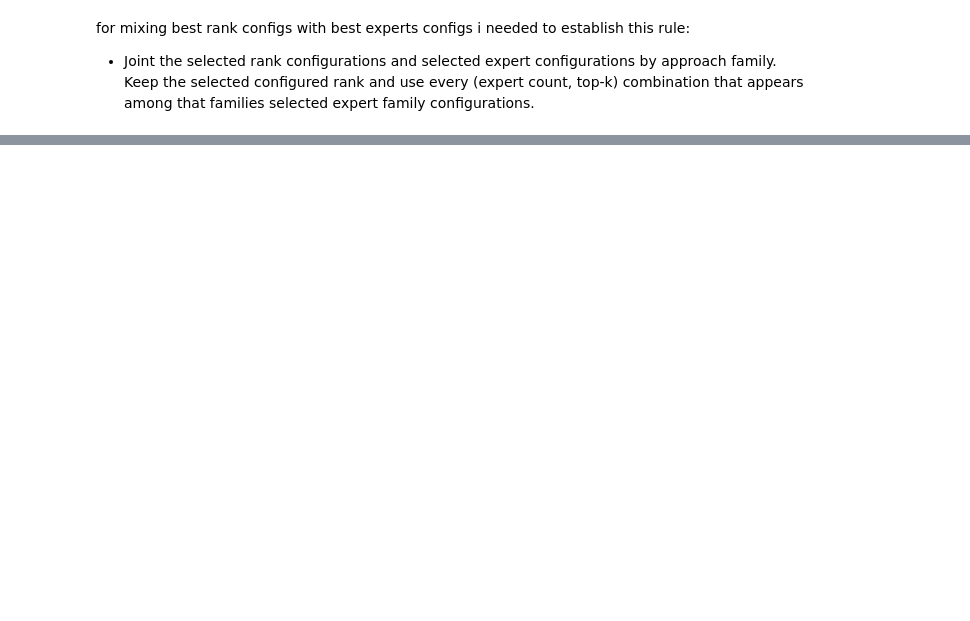
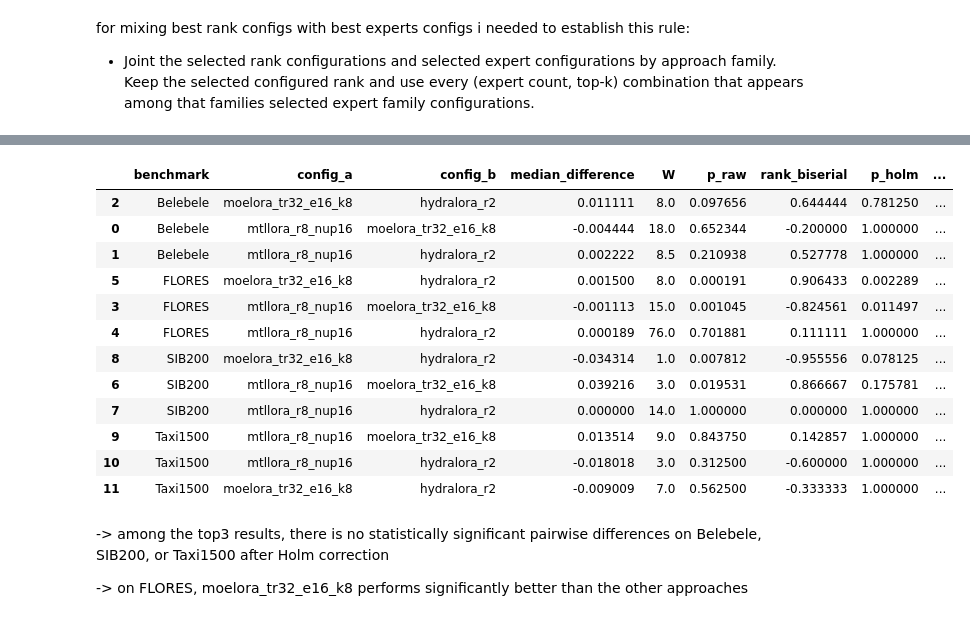
Before and after one commit to dice-group/moe-study, a Jupyter notebook: result_analysis/notebooks/best_rank_expert_selection.ipynb, the cells around one changed output, grey strips where cells are left out. Saved outputs shown, nothing was run; the diff lists cells and outputs as text; code cells hidden in the pictures; blank space fills up the shorter version.

```diff
--- a/result_analysis/notebooks/best_rank_expert_selection.ipynb
+++ b/result_analysis/notebooks/best_rank_expert_selection.ipynb
@@ -841,0 +1003,63 @@ deduplicated the final list is:
+# %%
+from itertools import combinations
+from statsmodels.stats.multitest import multipletests
+import pingouin as pg
+
+TOP_N = 3
+top_configs = mixed_ranking.head(TOP_N).index.tolist()
+
+rows = []
+
+for benchmark in BENCHMARKS:
+    pivot = mixed_data[mixed_data.benchmark.eq(benchmark)].pivot(
+        index=["task", "language", "metric"],
+        columns="run_id",
+        values="score",
+    )
+
+    for config_a, config_b in combinations(top_configs, 2):
+        test = pg.wilcoxon(
+            pivot[config_a],
+            pivot[config_b],
+            alternative="two-sided",
+        )
+
+        rows.append({
+            "benchmark": benchmark,
+            "config_a": config_a,
+            "config_b": config_b,
+            "median_difference": (pivot[config_a] - pivot[config_b]).median(),
+            "W": test["W_val"].iat[0],
+            "p_raw": test["p_val"].iat[0],
+            "rank_biserial": test["RBC"].iat[0],
+        })
+
+posthoc_results = pd.DataFrame(rows)
+
+# correction across every pair and benchmark tested
+posthoc_results["p_holm"] = multipletests(
+    posthoc_results["p_raw"],
+    method="holm",
+)[1]
+
+posthoc_results["significant"] = posthoc_results["p_holm"] < 0.05
+
+display(posthoc_results.sort_values(["benchmark", "p_holm"]))
+# %% [output]
+|  | benchmark | config_a | config_b | median_difference | W | p_raw | rank_biserial | p_holm | ... |
+| 2 | Belebele | moelora_tr32_e16_k8 | hydralora_r2 | 0.011111 | 8.0 | 0.097656 | 0.644444 | 0.781250 | ... |
+| 0 | Belebele | mtllora_r8_nup16 | moelora_tr32_e16_k8 | -0.004444 | 18.0 | 0.652344 | -0.200000 | 1.000000 | ... |
+| 1 | Belebele | mtllora_r8_nup16 | hydralora_r2 | 0.002222 | 8.5 | 0.210938 | 0.527778 | 1.000000 | ... |
+| 5 | FLORES | moelora_tr32_e16_k8 | hydralora_r2 | 0.001500 | 8.0 | 0.000191 | 0.906433 | 0.002289 | ... |
+| 3 | FLORES | mtllora_r8_nup16 | moelora_tr32_e16_k8 | -0.001113 | 15.0 | 0.001045 | -0.824561 | 0.011497 | ... |
+| 4 | FLORES | mtllora_r8_nup16 | hydralora_r2 | 0.000189 | 76.0 | 0.701881 | 0.111111 | 1.000000 | ... |
+| 8 | SIB200 | moelora_tr32_e16_k8 | hydralora_r2 | -0.034314 | 1.0 | 0.007812 | -0.955556 | 0.078125 | ... |
+| 6 | SIB200 | mtllora_r8_nup16 | moelora_tr32_e16_k8 | 0.039216 | 3.0 | 0.019531 | 0.866667 | 0.175781 | ... |
+| 7 | SIB200 | mtllora_r8_nup16 | hydralora_r2 | 0.000000 | 14.0 | 1.000000 | 0.000000 | 1.000000 | ... |
+| 9 | Taxi1500 | mtllora_r8_nup16 | moelora_tr32_e16_k8 | 0.013514 | 9.0 | 0.843750 | 0.142857 | 1.000000 | ... |
+| 10 | Taxi1500 | mtllora_r8_nup16 | hydralora_r2 | -0.018018 | 3.0 | 0.312500 | -0.600000 | 1.000000 | ... |
+| 11 | Taxi1500 | moelora_tr32_e16_k8 | hydralora_r2 | -0.009009 | 7.0 | 0.562500 | -0.333333 | 1.000000 | ... |
+# %% [markdown]
+-> among the top3 results, there is no statistically significant pairwise differences on Belebele, SIB200, or Taxi1500 after Holm correction
+
+-> on FLORES, moelora_tr32_e16_k8 performs significantly better than the other approaches
```
Also changed, not shown: parts of 8 cells of this notebook.
